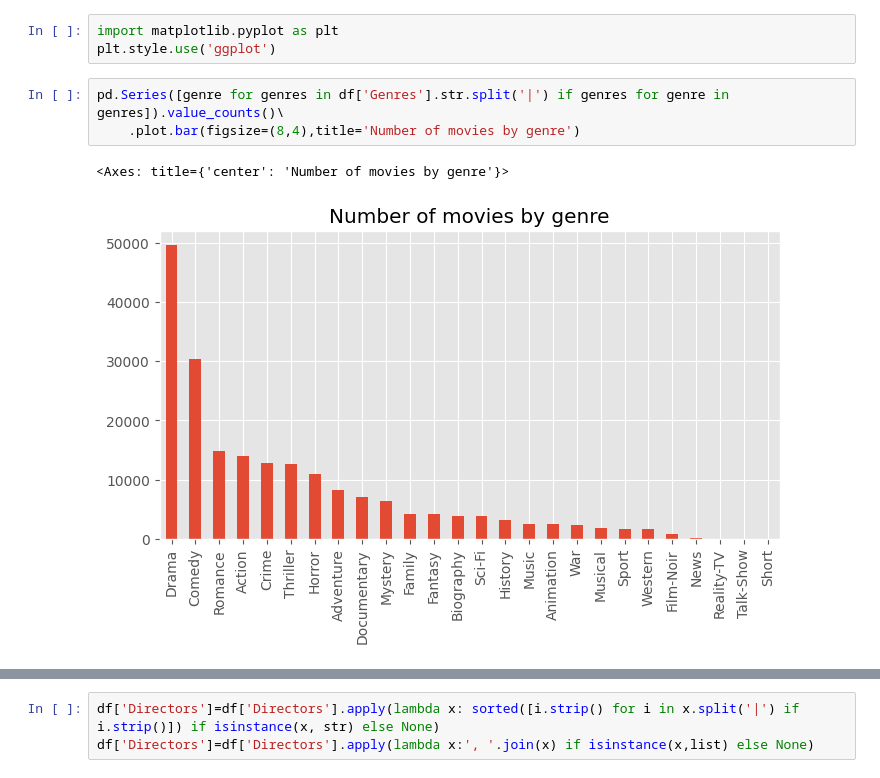
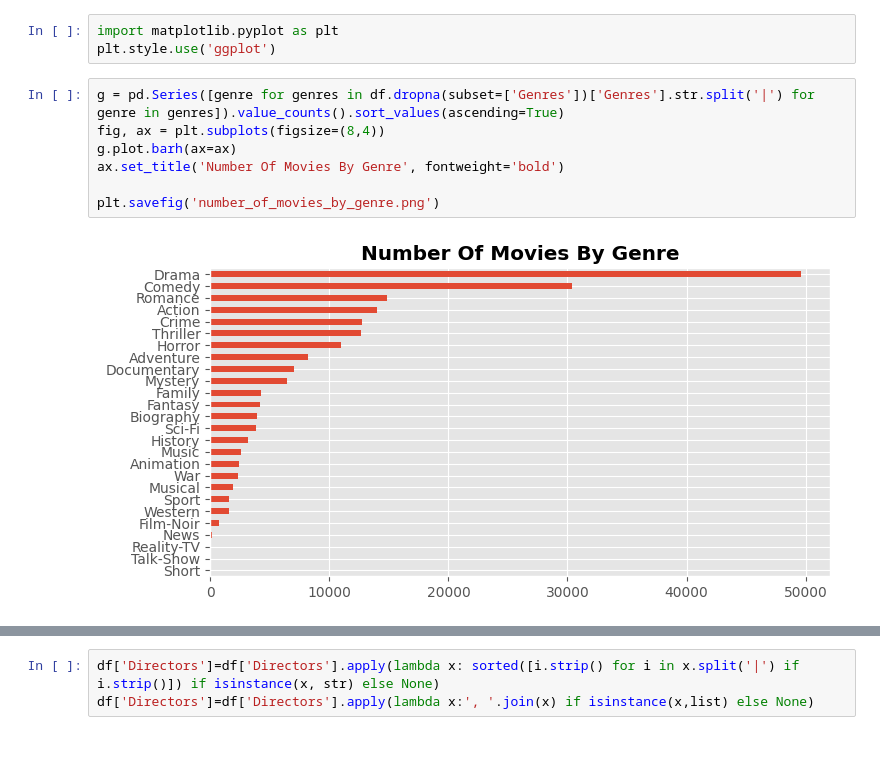
Before and after one commit to beridzeg45/IMDB_Recommendation_Project, a Jupyter notebook: preprocessing.ipynb, the cells around one changed output, grey strips where cells are left out. Cells and saved outputs as stored; diff of their text form; blank space fills up the shorter version.

```diff
--- a/preprocessing.ipynb
+++ b/preprocessing.ipynb
@@ -115,11 +115,14 @@ df.to_csv('movies.csv',index=False)
 import matplotlib.pyplot as plt
 plt.style.use('ggplot')
 # %%
-pd.Series([genre for genres in df['Genres'].str.split('|') if genres for genre in genres]).value_counts()\
-    .plot.bar(figsize=(8,4),title='Number of movies by genre')
+g = pd.Series([genre for genres in df.dropna(subset=['Genres'])['Genres'].str.split('|') for genre in genres]).value_counts().sort_values(ascending=True)
+fig, ax = plt.subplots(figsize=(8,4))
+g.plot.barh(ax=ax)
+ax.set_title('Number Of Movies By Genre', fontweight='bold')
+
+plt.savefig('number_of_movies_by_genre.png')
 # %% [output]
-<Axes: title={'center': 'Number of movies by genre'}>
-[figure, old version]
+[figure, new version]
 # %%
 import matplotlib.ticker as ticker
 
```
Also changed, not shown: parts of 2 cells of this notebook, 4 other files.
